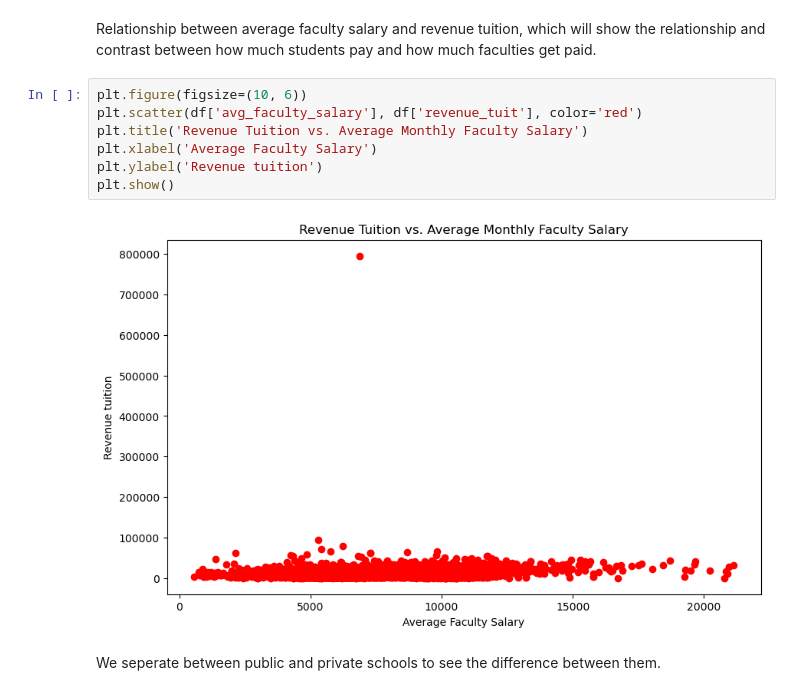
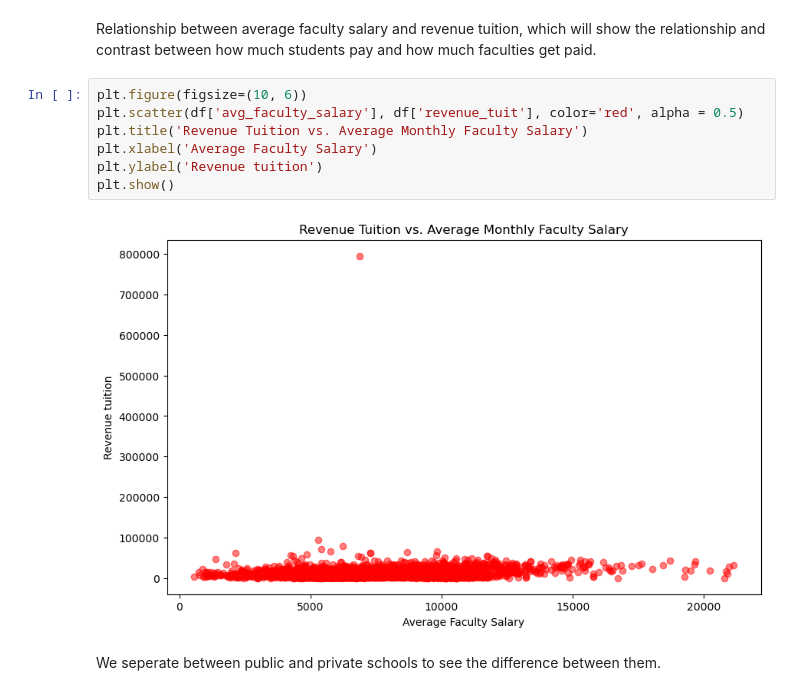
Before and after one commit to sophiagzf/teamHoward, a Jupyter notebook: create_report.ipynb, the cells around one changed output. Drawn from its saved outputs; the diff is of its cells as text.

```diff
--- a/create_report.ipynb
+++ b/create_report.ipynb
@@ -207,13 +207,13 @@ top_10 = df_sorted_fac.head(10)
 Relationship between average faculty salary and revenue tuition, which will show the relationship and contrast between how much students pay and how much faculties get paid.
 # %%
 plt.figure(figsize=(10, 6))
-plt.scatter(df['avg_faculty_salary'], df['revenue_tuit'], color='red')
+plt.scatter(df['avg_faculty_salary'], df['revenue_tuit'], color='red', alpha = 0.5)
 plt.title('Revenue Tuition vs. Average Monthly Faculty Salary')
 plt.xlabel('Average Faculty Salary')
 plt.ylabel('Revenue tuition')
 plt.show()
 # %% [output]
-[figure, old version]
+[figure, new version]
 # %% [markdown]
 We seperate between public and private schools to see the difference between them.
 # %%
```
Also changed, not shown: parts of 3 cells of this notebook.
